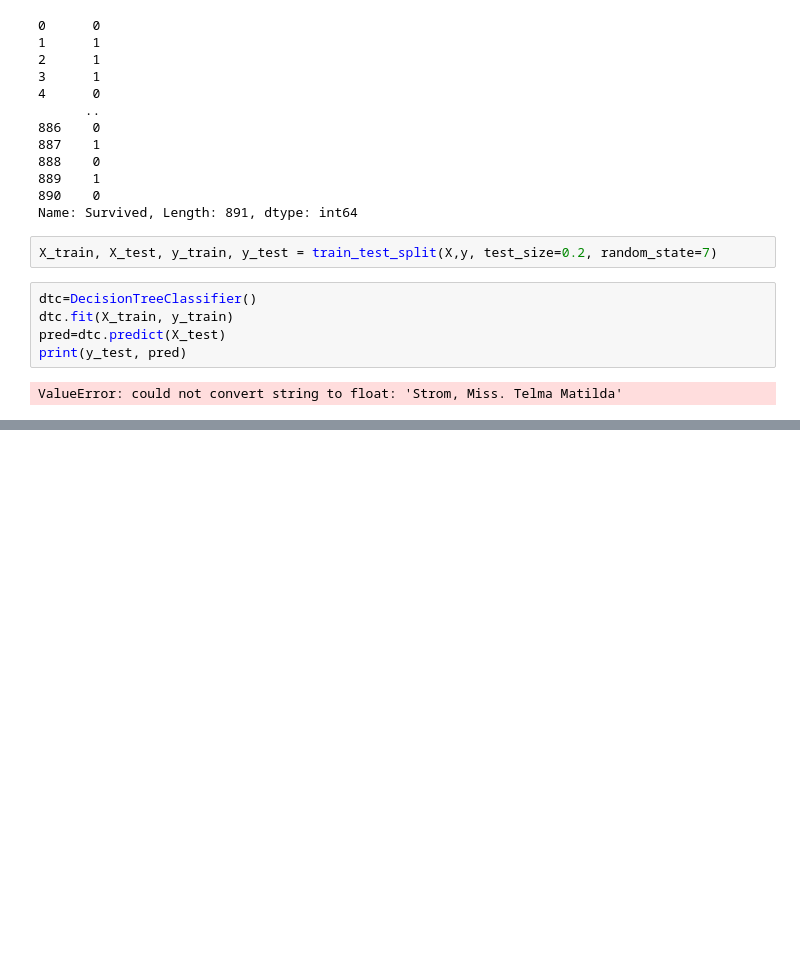
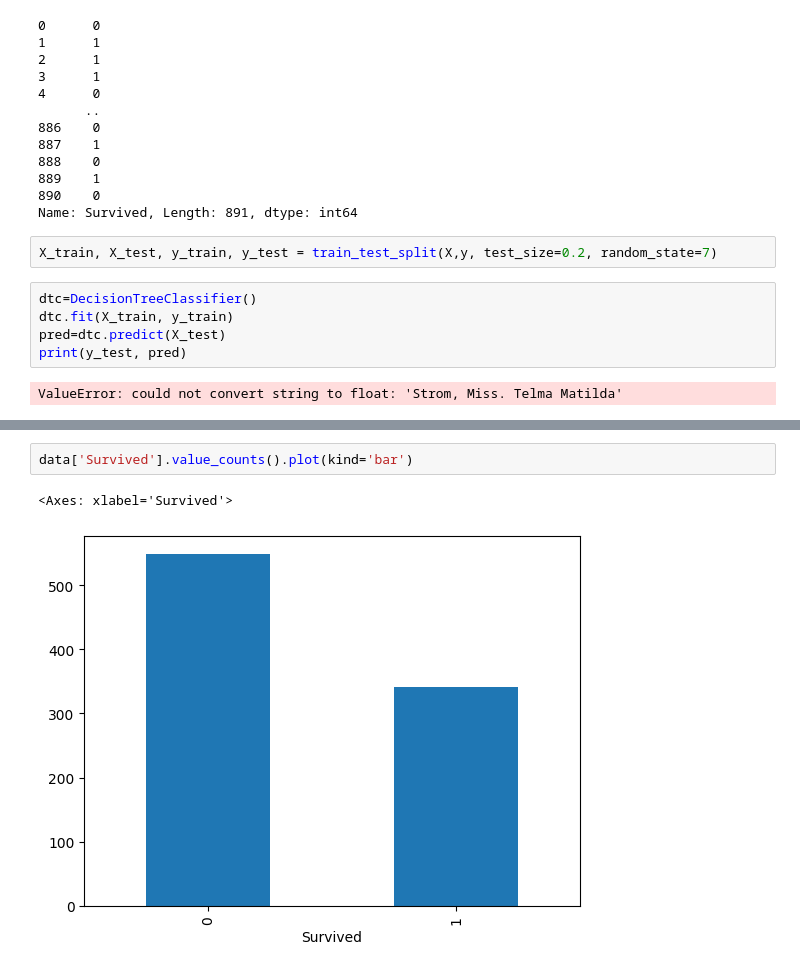
Before and after one commit to namolee/fintech_service, a Jupyter notebook: 06machine_learning/04데이터전처리연습-titanic데이터.ipynb, the cells around one changed output, grey strips where cells are left out. Saved outputs shown, nothing was run; the diff lists cells and outputs as text; blank space fills up the shorter version.

```diff
--- a/06machine_learning/04데이터전처리연습-titanic데이터.ipynb
+++ b/06machine_learning/04데이터전처리연습-titanic데이터.ipynb
@@ -1122,0 +1635,5 @@ ValueError: could not convert string to float: 'Strom, Miss. Telma Matilda'
+# %%
+data['Survived'].value_counts().plot(kind='bar')
+# %% [output]
+<Axes: xlabel='Survived'>
+[figure, added]
```
Also changed, not shown: parts of 120 cells of this notebook.
